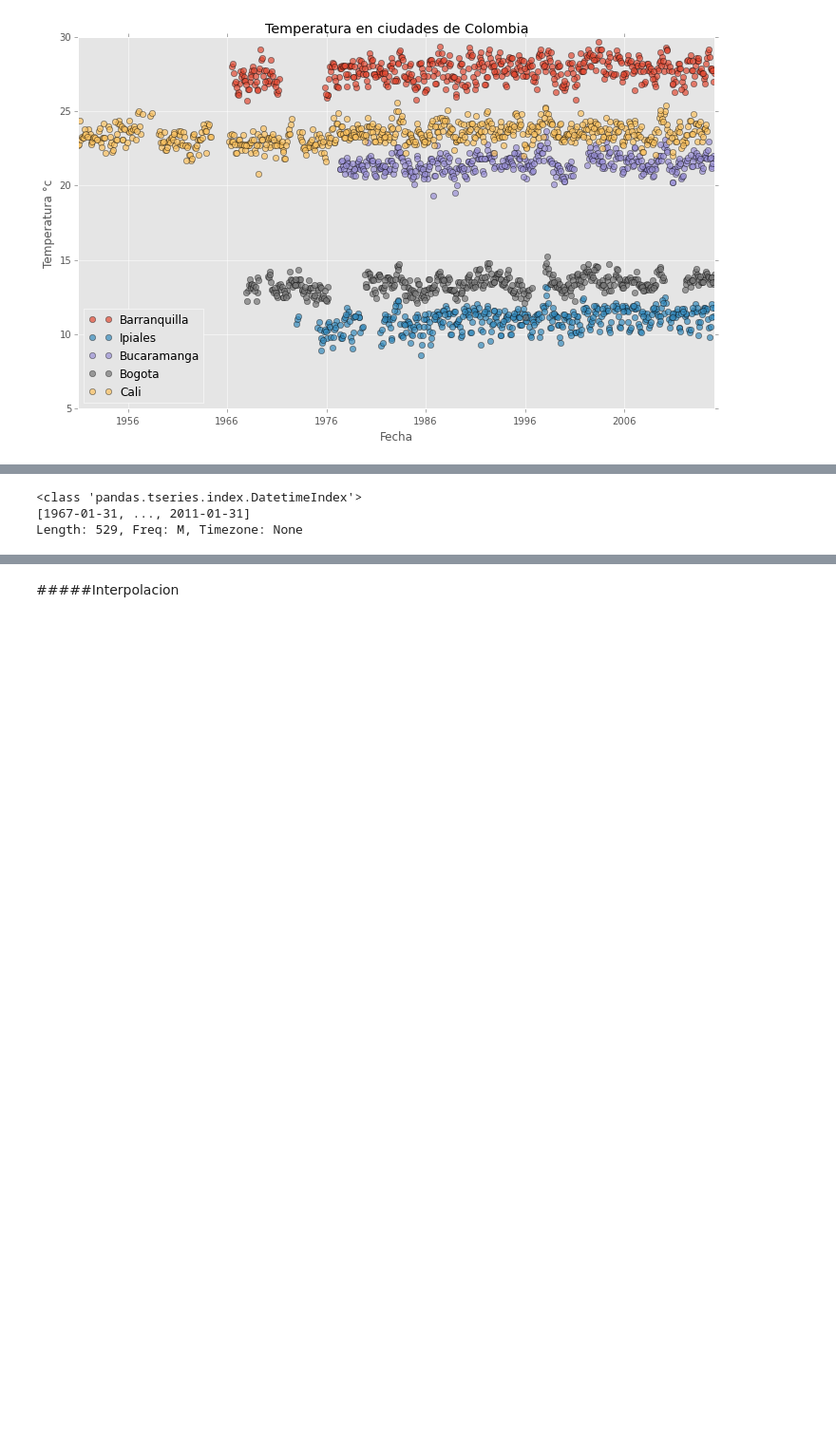
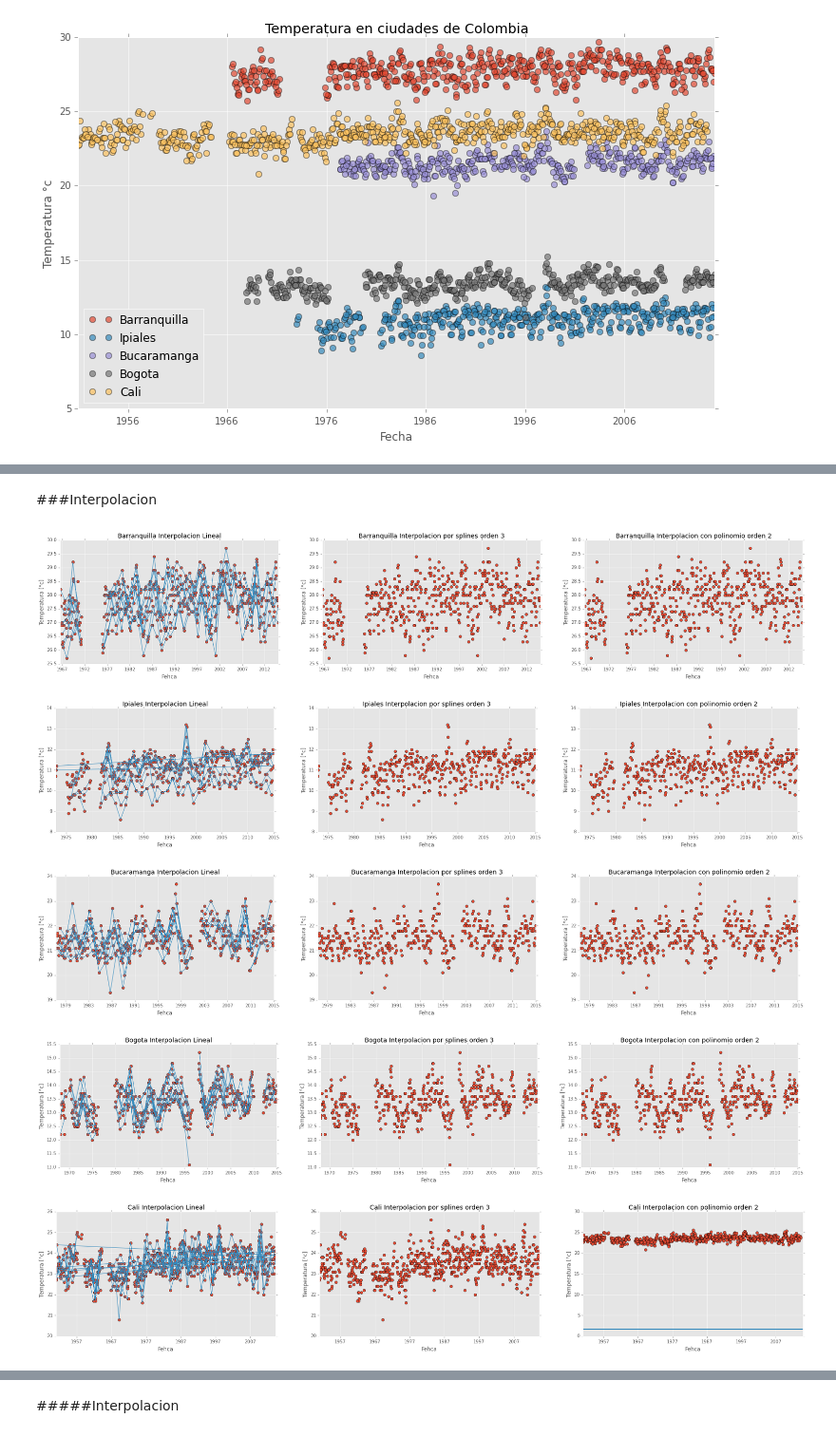
Before and after one commit to JC-AlfonsoR/CM20151_HW4_CamiloAlfonso, a Jupyter notebook: Calentamiento_Global/interp_temperaturas.ipynb, the cells around one changed output, grey strips where cells are left out. Shown at 95% size. Saved outputs shown, nothing was run; the diff lists cells and outputs as text; code cells hidden in the pictures; blank space fills up the shorter version.

Commit message:
interpolation

```diff
--- a/Calentamiento_Global/interp_temperaturas.ipynb
+++ b/Calentamiento_Global/interp_temperaturas.ipynb
@@ -59,11 +60,11 @@ ciudades = ['Barranquilla', 'Ipiales', 'Bucaramanga', 'Bogota','Cali']
 n = len(ciudades)
 figure(figsize(12,7))
 i  = 0
-#color = ['red', 'green', 'blue', 'yellow', 'pink']
+
 for c in ciudades:
     C = Data[Data['ciudad'] == c]
     #subplot(n, 1, i)
-    plot(C['fecha'], C['temperatura'], 'o',alpha=0.7,label=c)
+    plot(C['date'], C['temperatura'], 'o',alpha=0.7,label=c)
     #title(c)
     #ylabel('Temperatura [°c]')
     #xlabel('Fecha')
@@ -75,13 +76,3 @@ legend(loc=3)
 show()
 # %% [output]
 [figure]
-# %%
-#Extraer datos de Bogotá
-Bogota = Data[Data['ciudad']=='Bogota']
-Bogota['anno_c'] = Bogota['anno'] + Bogota['mes']/12 #Definir año continuo para interpolacion
-print(Bogota.head())
-f = interp1d(Bogota['anno_c'],Bogota['temperatura'])
-a = linspace(1976,20010,50)
-figure(figsize(10,7))
-plot(Bogota['anno_c'],Bogota['temperatura'],'o')
-plot(Bogota['anno_c'],f(array(Bogota['temperatura'])),'o')
@@ -103,10 +79,56 @@ ValueError: A value in x_new is below the interpolation range.
-# %%
-f = 'M' #Frecuencia para serie de tiempo M-> month
-p = round(len(Bogota['fecha'])*0.9) #Periodos para serie de tiempo
-i = min(Bogota['fecha']) #Fecha de inicio para serie de tiempo
-dates = pd.date_range(i,periods=p,freq=f) #Serie de tiempo
-dates
-# %% [output]
-<class 'pandas.tseries.index.DatetimeIndex'>
-[1967-01-31, ..., 2011-01-31]
-Length: 529, Freq: M, Timezone: None
+# %% [markdown]
+###Interpolacion
+# %%
+for c in ciudades:
+    #Extraer datos de ciudad
+    D = Data[Data['ciudad']==c]
+    D['date'] = pd.to_datetime(Bogota['fecha'])
+    D.sort(['date'],ascending=True)
+    date = D['fecha']
+    T = array(D['temperatura'])
+    date = array([datestr2num(s) for s in date])
+
+    #Crear dominio mas fino para fechas
+    d0 = min(D['date'])
+    df = max(D['date'])
+    n = len(date)
+    rang = linspace(min(date), max(date),len(date)*2)
+    #print(type(rang[0]))
+
+    # Interpolaciones
+    f = interp1d(date,T,kind='linear')
+    T_f = f(date)
+
+    f_spl = interp1d(date, T, kind = "cubic")
+    T_spl = f_spl(date)
+
+    poly2 = polyfit(date, T, deg=2)
+    T_poly2 = poly2[0]**2*date + poly2[1]*date +  poly2[2]
+
+    figure(figsize=(30,5))
+    subplot(1,3,1)
+    plot_date(date,T,'o')
+    plot_date(date,T_f,'-')
+    title(c+' Interpolacion Lineal')
+    xlabel('Fehca')
+    ylabel('Temperatura [°c]')
+    subplot(1,3,2)
+    plot_date(date,T,'o')
+    plot_date(date, T_spl,'-')
+    title(c+ ' Interpolacion por splines orden 3')
+    xlabel('Fehca')
+    ylabel('Temperatura [°c]')
+    subplot(1,3,3)
+    plot_date(date,T,'o')
+    plot_date(date, T_poly2,'-')
+    title(c+ ' Interpolacion con polinomio orden 2')
+    xlabel('Fehca')
+    ylabel('Temperatura [°c]')
+    s = c + '_Interp.png'
+    savefig(s)
+# %% [output]
+[figure, added]
+[figure, added]
+[figure, added]
+[figure, added]
+[figure, added]
```
Also changed, not shown: parts of 7 cells of this notebook, 5 other files.
